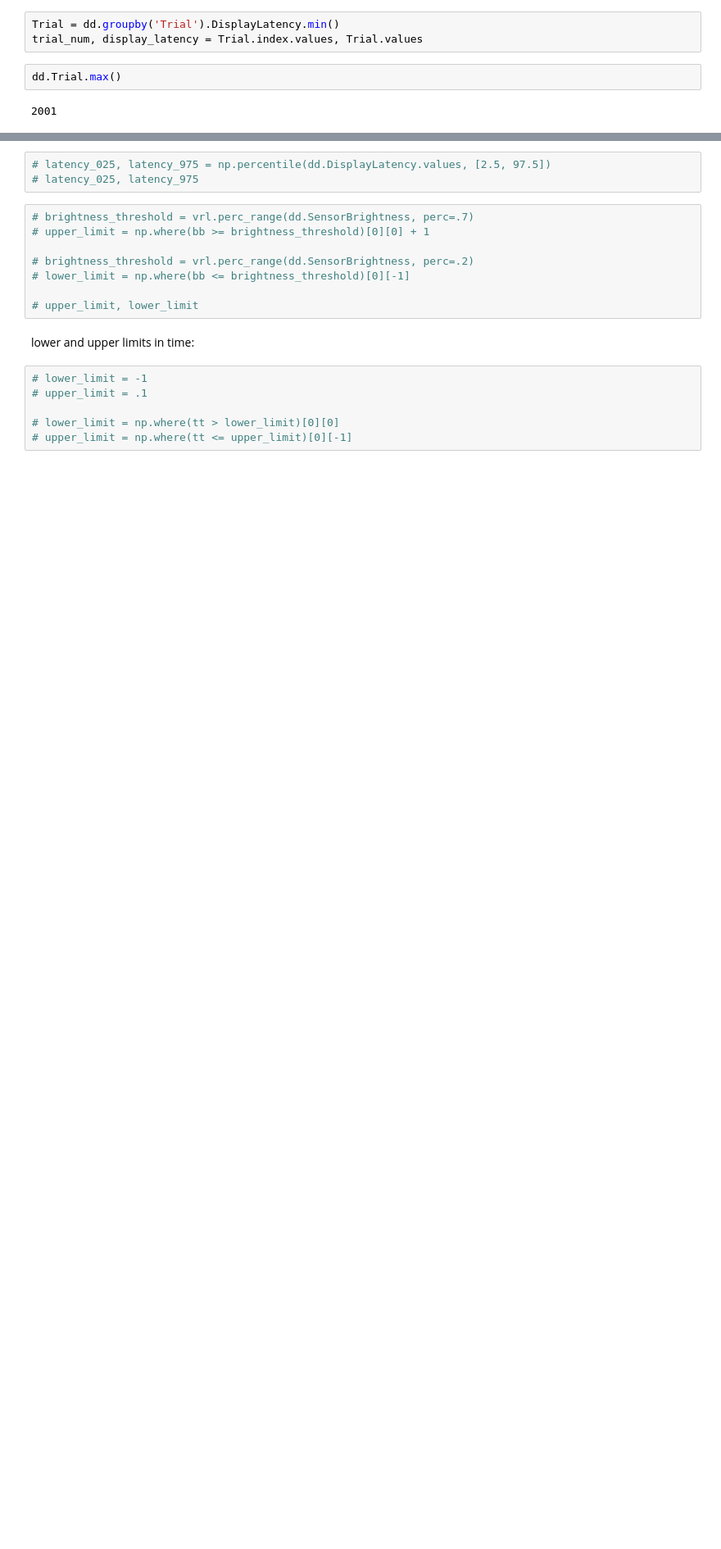
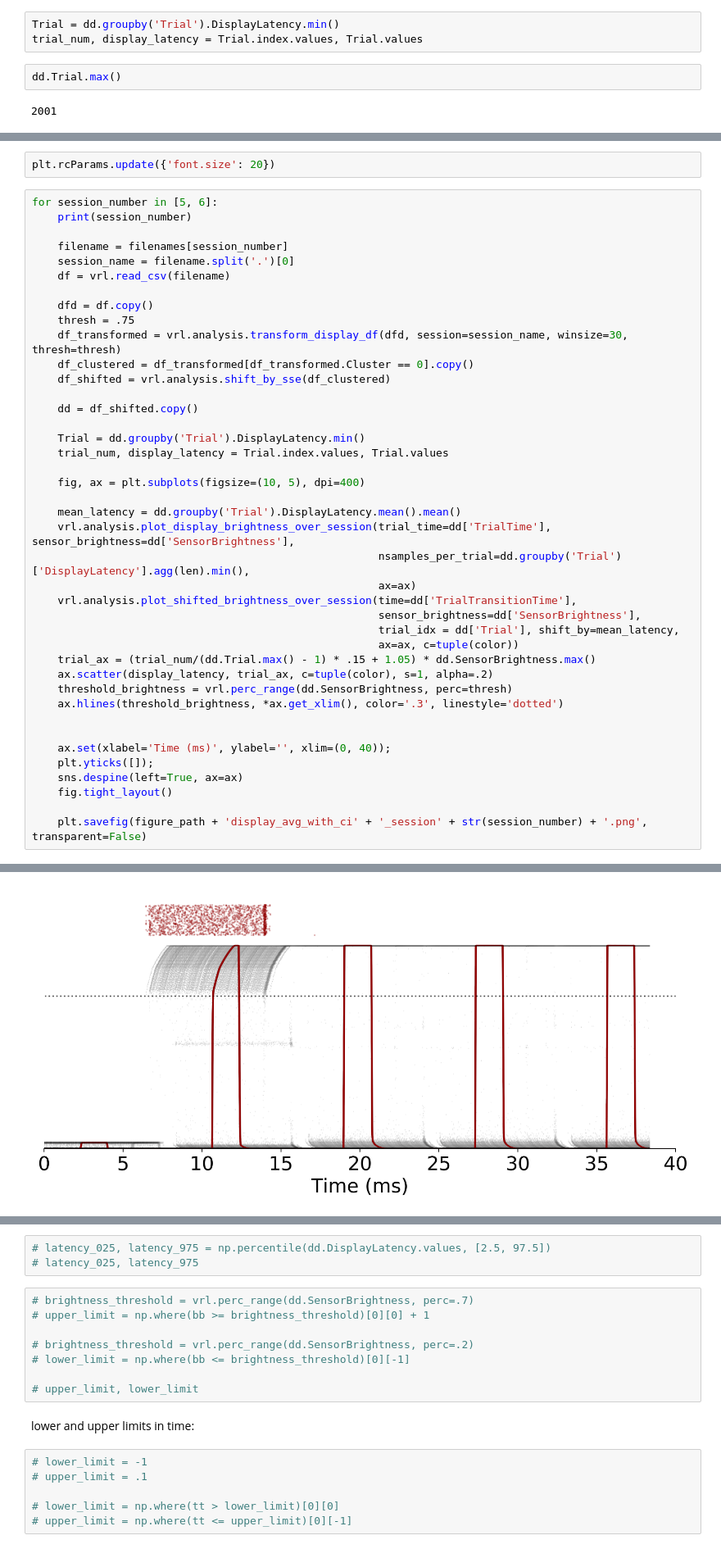
Before and after one commit to mohammadbashiri/vrlatency, a Jupyter notebook: notebooks/reports/Display.ipynb, the cells around one changed output, grey strips where cells are left out. Shown at 82% size. Saved outputs shown, nothing was run; the diff lists cells and outputs as text; blank space fills up the shorter version.

```diff
--- a/notebooks/reports/Display.ipynb
+++ b/notebooks/reports/Display.ipynb
@@ -189,0 +213,44 @@ plt.savefig(figure_path + 'display_avg_with_ci' + '_session' + str(session_numbe
+# %%
+plt.rcParams.update({'font.size': 20})
+# %%
+for session_number in [5, 6]:
+    print(session_number)
+
+    filename = filenames[session_number]
+    session_name = filename.split('.')[0]
+    df = vrl.read_csv(filename)
+
+    dfd = df.copy()
+    thresh = .75
+    df_transformed = vrl.analysis.transform_display_df(dfd, session=session_name, winsize=30, thresh=thresh)
+    df_clustered = df_transformed[df_transformed.Cluster == 0].copy()
+    df_shifted = vrl.analysis.shift_by_sse(df_clustered)
+
+    dd = df_shifted.copy()
+
+    Trial = dd.groupby('Trial').DisplayLatency.min()
+    trial_num, display_latency = Trial.index.values, Trial.values
+
+    fig, ax = plt.subplots(figsize=(10, 5), dpi=400)
+
+    mean_latency = dd.groupby('Trial').DisplayLatency.mean().mean()
+    vrl.analysis.plot_display_brightness_over_session(trial_time=dd['TrialTime'], sensor_brightness=dd['SensorBrightness'],
+                                                      nsamples_per_trial=dd.groupby('Trial')['DisplayLatency'].agg(len).min(),
+                                                      ax=ax)
+    vrl.analysis.plot_shifted_brightness_over_session(time=dd['TrialTransitionTime'],
+                                                      sensor_brightness=dd['SensorBrightness'],
+                                                      trial_idx = dd['Trial'], shift_by=mean_latency,
+                                                      ax=ax, c=tuple(color))
+    trial_ax = (trial_num/(dd.Trial.max() - 1) * .15 + 1.05) * dd.SensorBrightness.max()
+    ax.scatter(display_latency, trial_ax, c=tuple(color), s=1, alpha=.2)
+    threshold_brightness = vrl.perc_range(dd.SensorBrightness, perc=thresh)
+    ax.hlines(threshold_brightness, *ax.get_xlim(), color='.3', linestyle='dotted')
+
+
+    ax.set(xlabel='Time (ms)', ylabel='', xlim=(0, 40));
+    plt.yticks([]);
+    sns.despine(left=True, ax=ax)
+    fig.tight_layout()
+
+    plt.savefig(figure_path + 'display_avg_with_ci' + '_session' + str(session_number) + '.png', transparent=False)
+# %% [output]
@@ -189,0 +259 @@ plt.savefig(figure_path + 'display_avg_with_ci' + '_session' + str(session_numbe
+[figure, added]
```
Also changed, not shown: parts of 17 cells of this notebook, 6 other files.
